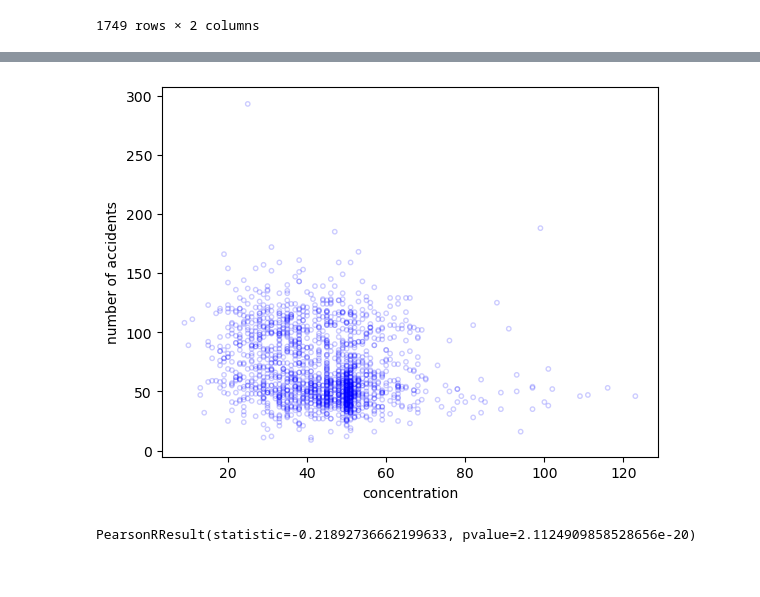
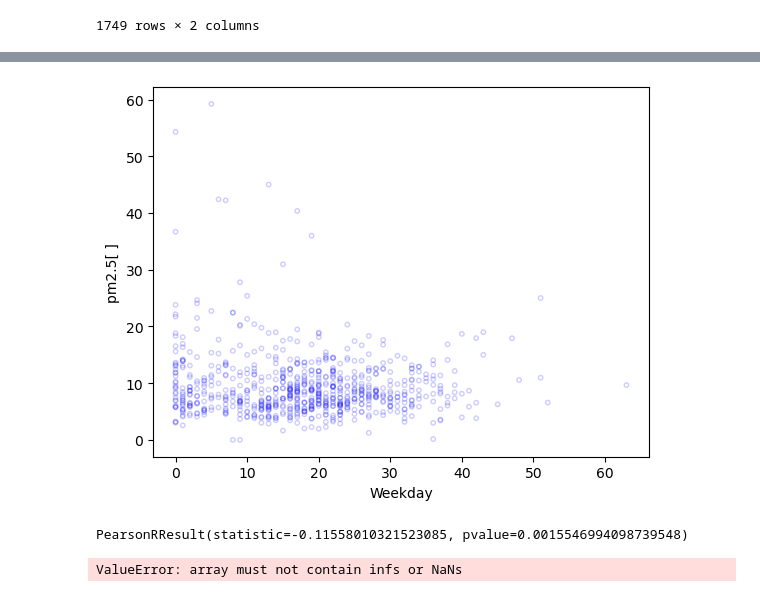
Before and after one commit to Jordan-D-Taylor/air_pollution_and_traffic_hazards, a Jupyter notebook: Capstone.ipynb, the cells around one changed output, grey strips where cells are left out. Saved outputs shown, nothing was run; the diff lists cells and outputs as text; code cells hidden in the pictures.

```diff
--- a/Capstone.ipynb
+++ b/Capstone.ipynb
@@ -233,0 +312,2 @@ accidents_v_concentration
+# %%
+accidents_v_concentration = accidents_v_concentration.merge(x, how='left', on=['date'])
@@ -233,0 +336,6 @@ accidents_v_concentration
+# %%
+a = accidents_v_concentration[['date', 'Number of Injuries', 'pm2.5[ ]']].sort_values(by='date')
+# %%
+b = a.groupby('date').agg({'Number of Injuries':'sum', 'pm2.5[ ]':'mean'}).reset_index()
+# %%
+b['Number of Injuries 2'] = b['Number of Injuries'].shift(-1)
@@ -234,20 +362,25 @@ accidents_v_concentration
 # %%
-x = accidents_v_concentration['aqi']
-y = accidents_v_concentration['count']
+x = b['Number of Injuries 2']
+y = b['pm2.5[ ]']
 
 # warning = y>50
 
 # plt.scatter(x[~warning], y[~warning], s=1, alpha=.5, label='unacceptable', facecolors='none', edgecolors='b')
 plt.scatter(x, y, s=10, alpha=0.2, label='acceptable', facecolors='none', edgecolors='b')
 
-plt.xlabel("concentration")
-plt.ylabel("number of accidents")
+plt.xlabel("Weekday")
+plt.ylabel("pm2.5[ ]")
 
 plt.show()
 # %% [output]
-[figure, old version]
+[figure, new version]
 # %%
 from scipy import stats
-stats.pearsonr(accidents_v_concentration['aqi'], accidents_v_concentration['count'])
+stats.pearsonr(b['Number of Injuries'], b['pm2.5[ ]'])
 # %% [output]
-PearsonRResult(statistic=-0.21892736662199633, pvalue=2.1124909858528656e-20)
+PearsonRResult(statistic=-0.11558010321523085, pvalue=0.0015546994098739548)
+# %%
+from scipy import stats
+stats.pearsonr(b['Number of Injuries 2'], b['pm2.5[ ]'])
+# %% [output]
+ValueError: array must not contain infs or NaNs
```
Also changed, not shown: parts of 30 cells of this notebook, 2 other files.
